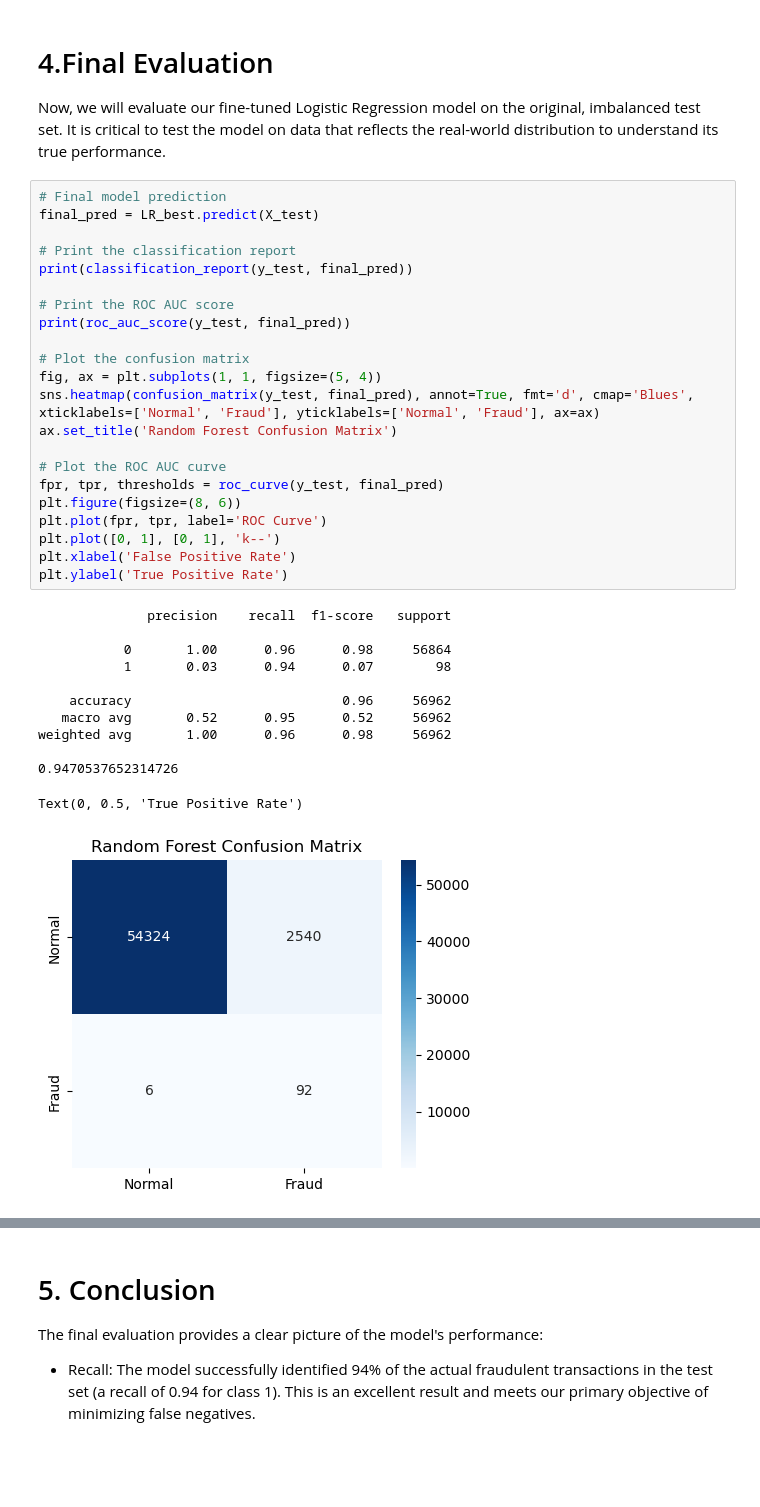
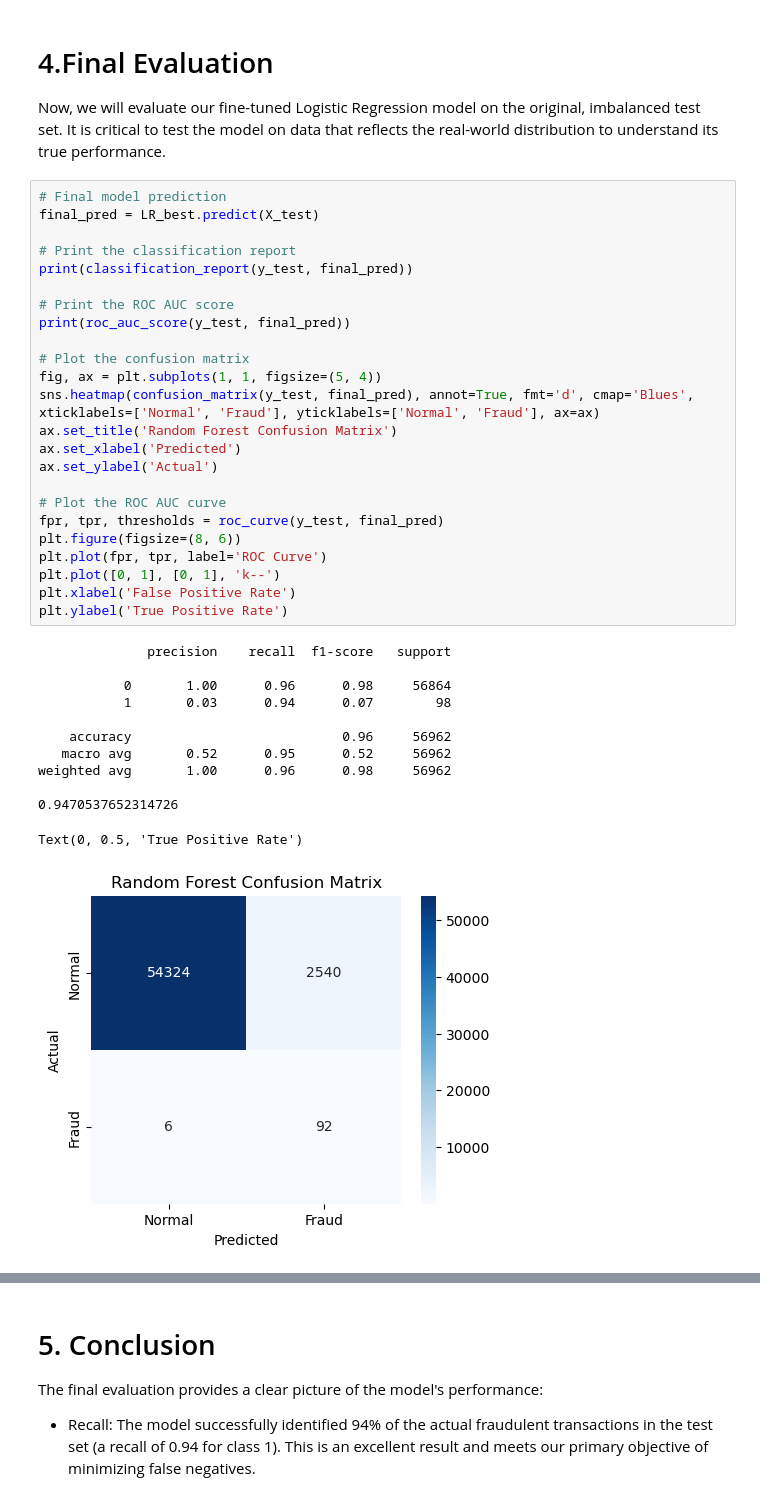
Before and after one commit to MinaGong/fraud_detection, a Jupyter notebook: fraud_detection_supervised.ipynb, the cells around one changed output, grey strips where cells are left out. Cells and saved outputs as stored; diff of their text form; blank space fills up the shorter version.

```diff
--- a/fraud_detection_supervised.ipynb
+++ b/fraud_detection_supervised.ipynb
@@ -501,34 +506,36 @@ final_pred = LR_best.predict(X_test)
 # Print the classification report
 print(classification_report(y_test, final_pred))
 
 # Print the ROC AUC score
 print(roc_auc_score(y_test, final_pred))
 
 # Plot the confusion matrix
 fig, ax = plt.subplots(1, 1, figsize=(5, 4))
 sns.heatmap(confusion_matrix(y_test, final_pred), annot=True, fmt='d', cmap='Blues', xticklabels=['Normal', 'Fraud'], yticklabels=['Normal', 'Fraud'], ax=ax)
 ax.set_title('Random Forest Confusion Matrix')
+ax.set_xlabel('Predicted')
+ax.set_ylabel('Actual')
 
 # Plot the ROC AUC curve
 fpr, tpr, thresholds = roc_curve(y_test, final_pred)
 plt.figure(figsize=(8, 6))
 plt.plot(fpr, tpr, label='ROC Curve')
 plt.plot([0, 1], [0, 1], 'k--')
 plt.xlabel('False Positive Rate')
 plt.ylabel('True Positive Rate')
 # %% [output]
               precision    recall  f1-score   support
 
            0       1.00      0.96      0.98     56864
            1       0.03      0.94      0.07        98
 
     accuracy                           0.96     56962
    macro avg       0.52      0.95      0.52     56962
 weighted avg       1.00      0.96      0.98     56962
 
 0.9470537652314726
 Text(0, 0.5, 'True Positive Rate')
-[figure, old version]
+[figure, new version]
 [figure]
 # %% [markdown]
 # 5. Conclusion
```
Also changed, not shown: parts of 6 cells of this notebook.
